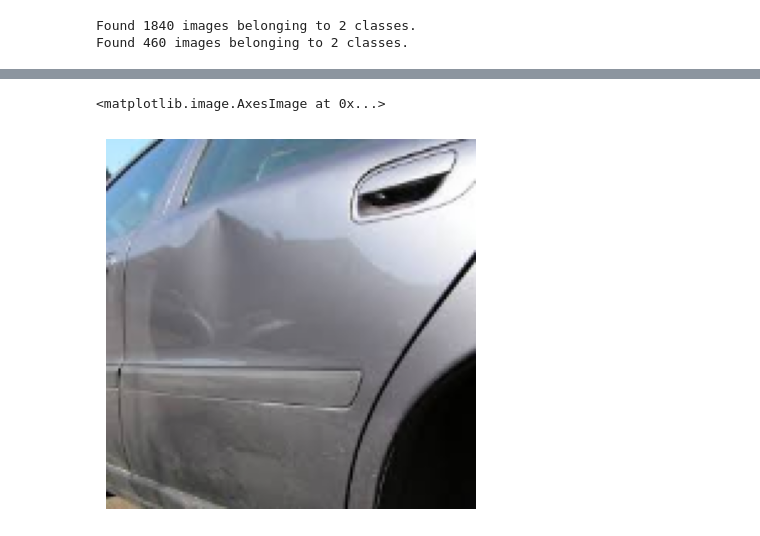
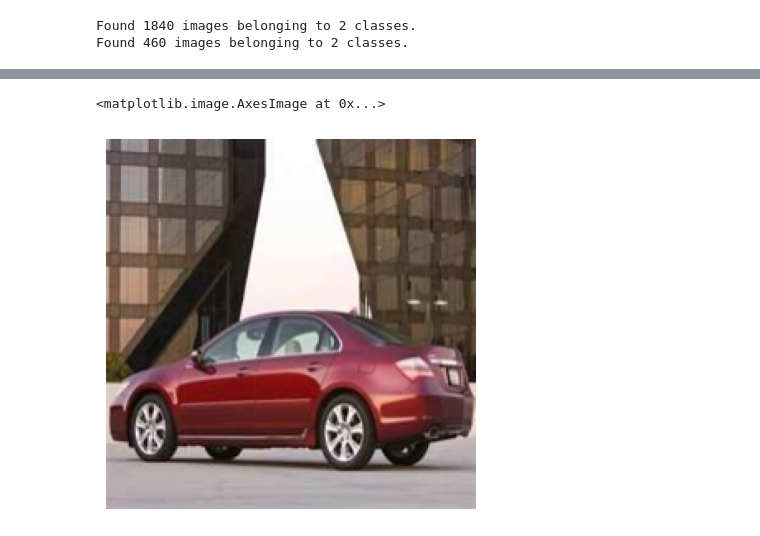
Before and after one commit to iamshub07/CiphersPWSkills, a Jupyter notebook: backend/notebooks/damage_detection.ipynb, the cells around one changed output, grey strips where cells are left out. Cells and saved outputs as stored; diff of their text form; code cells hidden in the pictures.

```diff
--- a/backend/notebooks/damage_detection.ipynb
+++ b/backend/notebooks/damage_detection.ipynb
@@ -66,9 +66,9 @@ Found 1840 images belonging to 2 classes.
 Found 460 images belonging to 2 classes.
 # %%
 from tensorflow.keras import Model
-from tensorflow.keras.applications import resnet50
+from tensorflow.keras.applications import ResNet50
 
-base_model = Resnet50.imageReader(input_shape = (150, 150, 3),  include_top = False, weights = 'imagenet')
+base_model = ResNet50(input_shape = (224, 224, 3),  include_top = False, weights = 'imagenet')
 
 x=   tf.keras.layers.Flatten()(base_model.output)
 x=   tf.keras.layers.Dense(512, activation='relu')(x)
@@ -82,7 +82,7 @@ model.compile(loss='binary_crossentropy',
 
 history = model.fit(
       train_generator,
-      epochs=30,
+      epochs=10,
       validation_data=validation_generator,
       verbose=2)
 # %% [output]
@@ -133,8 +138,8 @@ plt.show()
 # %%
-im = cv2.imread("/content/data1a/training/00-damage/0003.JPEG")
+im = cv2.imread("/content/data1a/validation/01-whole/0001.jpg")
 im = cv2.cvtColor(im, cv2.COLOR_BGR2RGB)
-im = cv2.resize(im, (150, 150))
-imS=im.reshape([1,150,150,3])
+im = cv2.resize(im, (224, 224))
+imS=im.reshape([1,224,224,3])
 pred=model.predict(np.array(imS))
 print(pred)
 if pred[0][0]>0.5:
@@ -148,4 +153,4 @@ plt.imshow(im)
 [[1.]]
 The car is damaged
 <matplotlib.image.AxesImage at 0x...>
-[figure, old version]
+[figure, new version]
```
Also changed, not shown: parts of 5 cells of this notebook.
